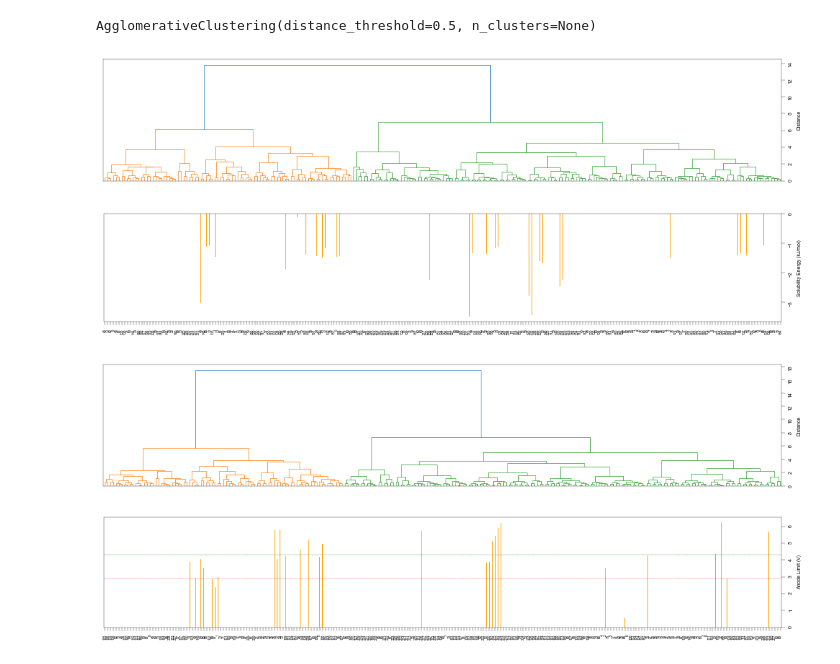
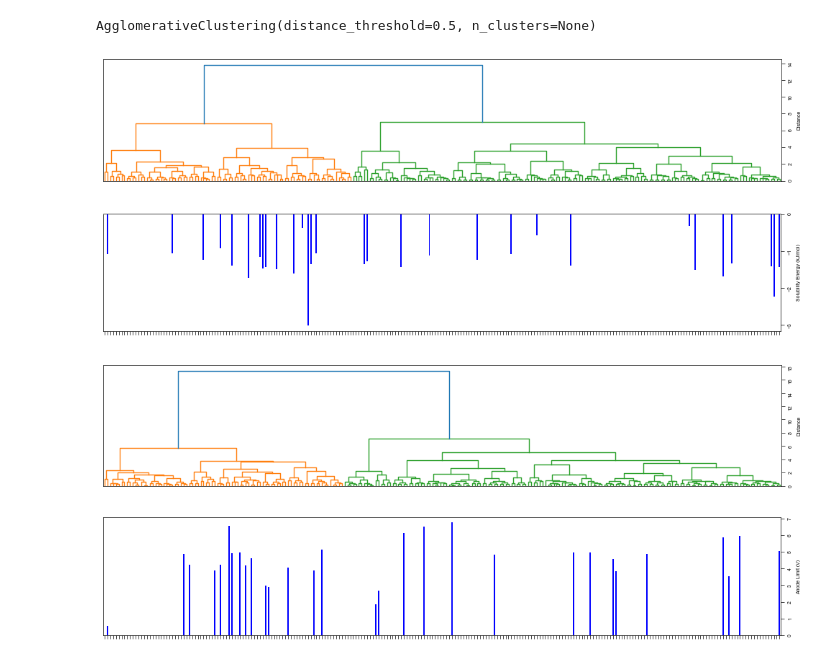
Before and after one commit to WangGroupFDU/Foreign-Li-ion-supply, a Jupyter notebook: Cluster_by_Gsol_and_Val.ipynb, the cells around one changed output. Cells and saved outputs as stored; diff of their text form; code cells hidden in the pictures.

```diff
--- a/Cluster_by_Gsol_and_Val.ipynb
+++ b/Cluster_by_Gsol_and_Val.ipynb
@@ -77,7 +83,7 @@ descriptors_sol = data['SMILES'].apply(calculate_descriptors_sol)
 data_sol = pd.concat([data, descriptors_sol], axis=1)
 # %%
 # The molecular descriptors employed for training a clustering analysis model capable of categorizing structures based on their anodic limit structural features.
-def calculate_descriptors_Val(smiles):
+def calculate_descriptors_Val(smiles, random_seed=random_seed):
     mol = Chem.MolFromSmiles(smiles)
     descriptors = {}
     descriptors['NumAtoms'] = mol.GetNumAtoms()
@@ -135,10 +141,13 @@ def calculate_descriptors_Val(smiles):
     descriptors['conjugated_pi_electrons'] = conjugated_pi_electrons
 
 
-    AllChem.EmbedMolecule(mol, useRandomCoords=True,maxAttempts=5000)
+    AllChem.EmbedMolecule(mol, useRandomCoords=True,maxAttempts=5000, randomSeed=random_seed)
     AllChem.MMFFOptimizeMolecule(mol)
     mol=Chem.AddHs(mol)
-    AllChem.EmbedMolecule(mol, AllChem.ETKDG())
+    params = AllChem.ETKDG()
+    params.randomSeed = random_seed
+    AllChem.EmbedMolecule(mol, params)
+
     descriptors['Asphericity'] = Descriptors3D.Asphericity(mol)
     descriptors['Eccentricity'] = Descriptors3D.Eccentricity(mol)
     descriptors['InertialShapeFactor'] = Descriptors3D.InertialShapeFactor(mol)
@@ -185,7 +194,7 @@ model_Val.fit(X_Val)
 AgglomerativeClustering(distance_threshold=0.5, n_clusters=None)
 # %%
 # Drawing tree diagrams (dendrograms) for hierarchical clustering
-def plot_dendrogram(model, line_thickness=0.5, **kwargs):
+def plot_dendrogram(model, line_thickness=1, **kwargs):
     # Create a counting array of sample sizes
     counts = np.zeros(model.children_.shape[0])
     n_samples = len(model.labels_)
@@ -235,7 +244,7 @@ figsize_cluster = (10, 2)
 figsize_bar = (10, 2)
 fontsize=5
 fontsize_x=3.25
-width = 0.25
+width = 0.5
 
 # Clustering by solubility descriptors
 plt.figure(figsize=figsize_cluster)
@@ -270,14 +279,14 @@ fig, ax = plt.subplots(figsize=figsize_bar)
 leaf_nodes_int = [int(node) for node in leaf_nodes]
 dataset_reorder = data_sol.reindex(leaf_nodes_int)
 df = pd.DataFrame({'Solubility Energy': dataset_reorder['Solubility Energy']})
-df.plot.bar(rot=90, ax=ax, color=['orange'], fontsize=fontsize_x, width=width)
+df.plot.bar(rot=90, ax=ax, color=['blue'], fontsize=fontsize_x, width=0.5)
 ax.yaxis.set_major_locator(ticker.MaxNLocator(integer=True)) # Set y-axis label format to integer
 ax.set_ylabel("Solubility Energy (kJ/mol)", fontsize=fontsize, fontname='Arial')
 ax.tick_params(axis='y', labelsize=fontsize, labelrotation=90)
+ax.tick_params(axis='x', labelbottom=False) # Do not display the x-axis labels of the histogram
+
 plt.tick_params(axis='x', width=width)
 plt.tick_params(axis='y', width=width)
-
-
 
 ax.yaxis.set_ticks_position('right')
 ax.yaxis.set_label_position('right')
@@ -291,8 +300,8 @@ ax.spines['left'].set_linewidth(width)
 plt.tight_layout()
 plt.savefig('./Figure/Solvation_energy.tif', format='tif', dpi=300, bbox_inches='tight')
 # %% [output]
-[figure, old version]
+[figure, new version]
-[figure, old version]
+[figure, new version]
 # %%
 # Clustering by solubility descriptors
 plt.figure(figsize=figsize_cluster)
@@ -315,38 +324,39 @@ ax.spines['bottom'].set_linewidth(width)
 ax.spines['left'].set_linewidth(width)
 ax.yaxis.set_major_locator(ticker.MaxNLocator(integer=True)) # Set y-axis label format to integer
 
 plt.tight_layout()
 plt.savefig('./Figure/Cluster_by_Val.tif', format='tif', dpi=300, bbox_inches='tight')  # Save the tree diagram
 
 # Drawing bar graphs
 fig, ax = plt.subplots(figsize=figsize_bar)
 leaf_nodes_int = [int(node) for node in leaf_nodes]
 dataset_reorder = data_Val.reindex(leaf_nodes_int)
 df = pd.DataFrame({'Anode Limit': dataset_reorder['Anode Limit']})
-df.plot.bar(rot=90, ax=ax, color=['orange'], fontsize=fontsize_x, width=width)
+df.plot.bar(rot=90, ax=ax, color=['blue'], fontsize=fontsize_x, width=0.5)
 ax.yaxis.set_major_locator(ticker.MaxNLocator(integer=True)) # Set y-axis label format to integer
 ax.set_ylabel("Anode Limit (V)", fontsize=fontsize, fontname='Arial')
 plt.tick_params(axis='x', width=width)
 plt.tick_params(axis='y', width=width)
 
 ax.tick_params(axis='y', labelsize=fontsize, labelrotation=90)
+ax.tick_params(axis='x', labelbottom=False) # Do not display the x-axis labels of the histogram
 
 ax.yaxis.set_ticks_position('right')
 ax.yaxis.set_label_position('right')
 
 ax.get_legend().remove()
-ax.axhline(y=2.9, color='red', linestyle='--', linewidth=width)
-ax.axhline(y=4.3, color='green', linestyle='--', linewidth=width)
+# ax.axhline(y=2.9, color='red', linestyle='--', linewidth=width)
+# ax.axhline(y=4.3, color='green', linestyle='--', linewidth=width)
 
 ax.spines['top'].set_linewidth(width)
 ax.spines['right'].set_linewidth(width)
 ax.spines['bottom'].set_linewidth(width)
 ax.spines['left'].set_linewidth(width)
 plt.tight_layout()
 plt.savefig('./Figure/Anode_limit.tif', format='tif', dpi=300, bbox_inches='tight')
 # %% [output]
-[figure, old version]
+[figure, new version]
-[figure, old version]
+[figure, new version]
 # %%
 # Save data_sol as an Excel spreadsheet
 data_sol.to_excel('./Data/data_sol.xlsx', index=False)
```
Also changed, not shown: parts of 2 cells of this notebook.
